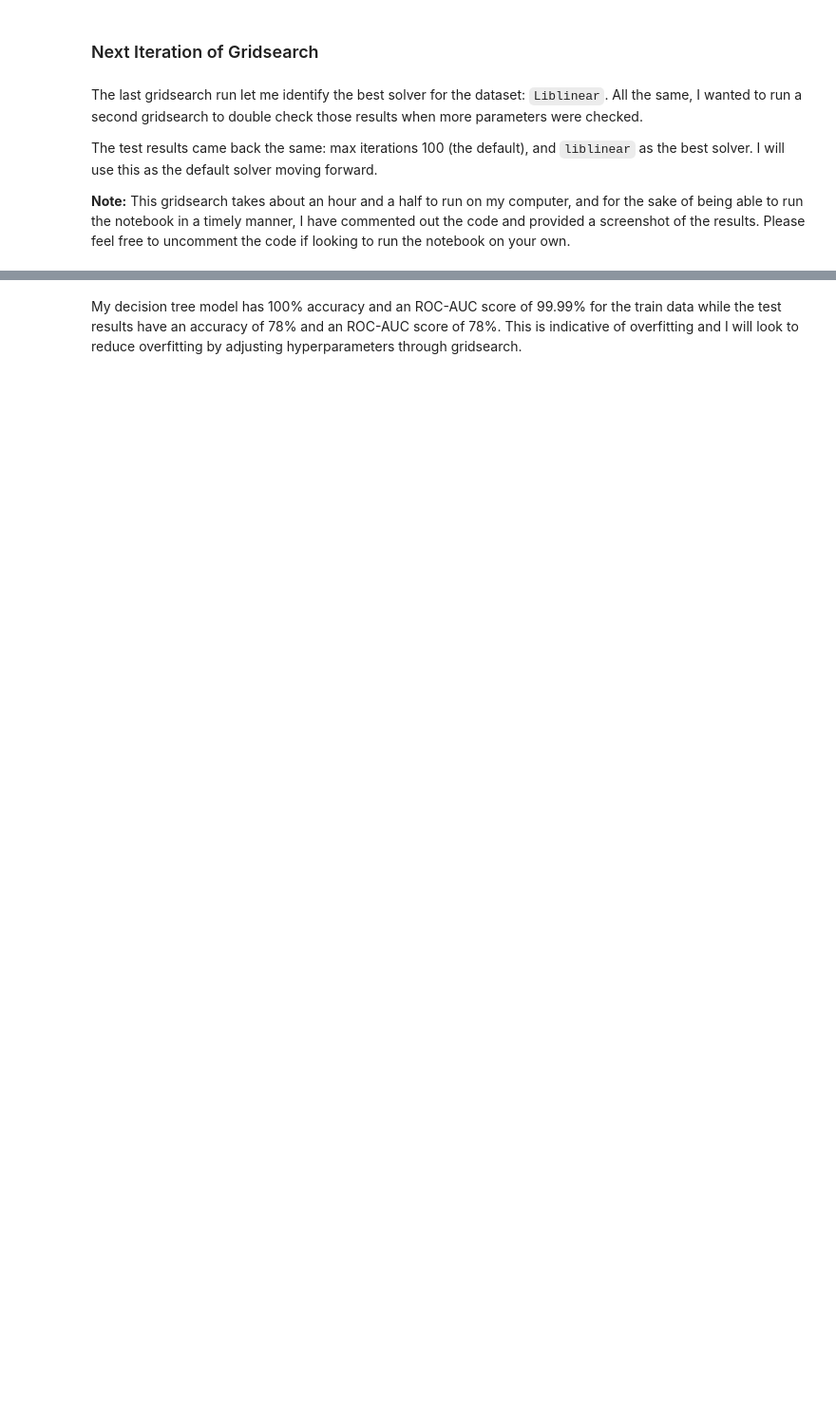
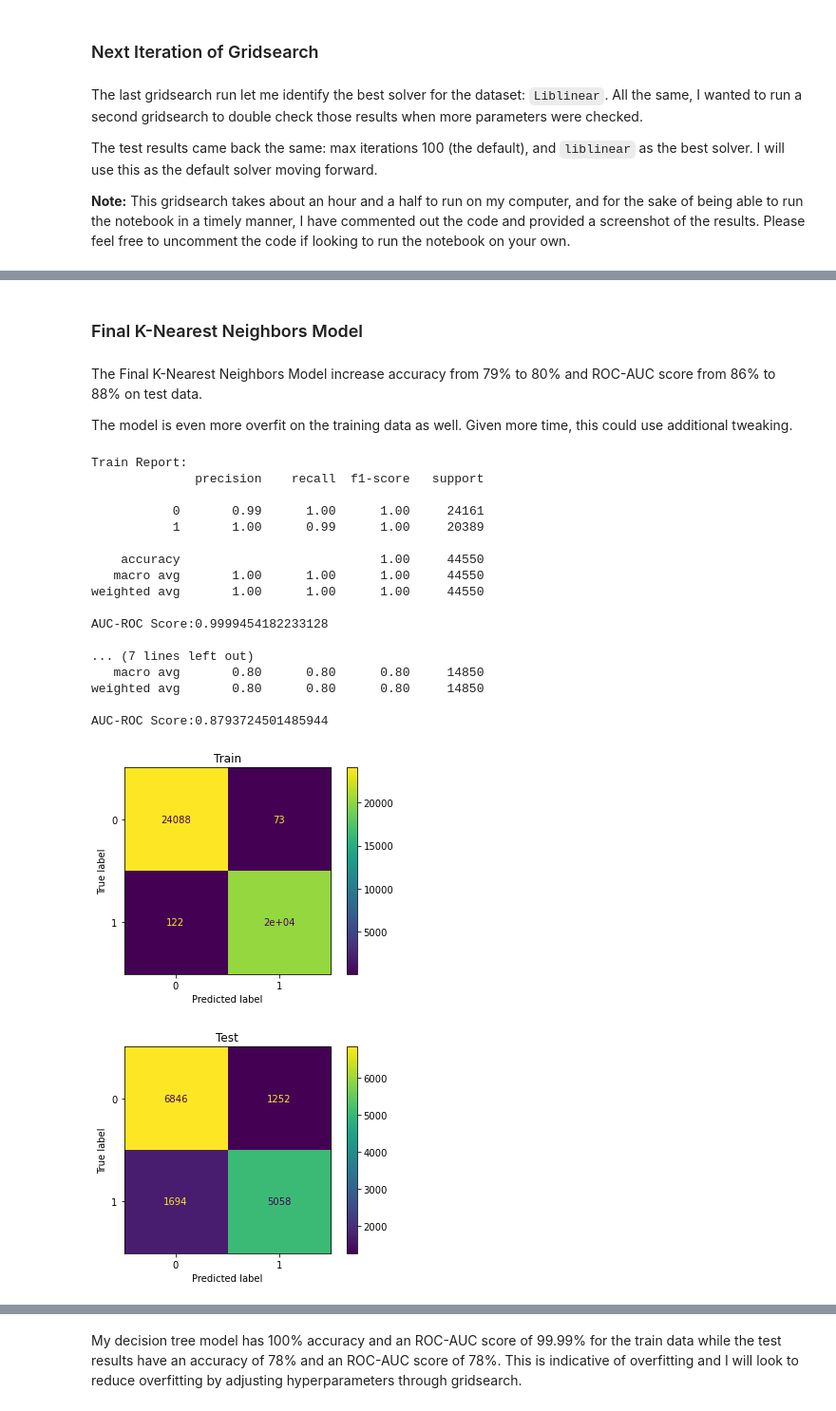
Before and after one commit to mduncan23/Tanzanian-Water-Wells-Analysis, a Jupyter notebook: Water_well_clean.ipynb, the cells around one changed output, grey strips where cells are left out. Shown at 95% size. Cells and saved outputs as stored; diff of their text form; code cells hidden in the pictures; blank space fills up the shorter version.

```diff
--- a/Water_well_clean.ipynb
+++ b/Water_well_clean.ipynb
@@ -615,0 +655,8 @@ X_train.head()
+# %%
+knn_params2 = {
+    'knn__n_neighbors':[9, 11, 13],
+    'knn__weights':['distance'],
+    'knn__p':[1, 2]
+}
+knn_gs2 = GridSearchCV(estimator=knn_model, param_grid=knn_params2, cv=5, verbose=1)
+knn_gs2.fit(X_train, y_train);
@@ -615,0 +698,41 @@ X_train.head()
+# %% [markdown]
+### Final K-Nearest Neighbors Model
+# %% [markdown]
+The Final K-Nearest Neighbors Model increase accuracy from 79% to 80% and ROC-AUC score from 86% to 88% on test data.
+
+The model is even more overfit on the training data as well. Given more time, this could use additional tweaking.
+# %%
+knn_model_final = Pipeline([
+    ('ColTrans', ColTrans),
+    ('knn', KNeighborsClassifier(n_neighbors=13, p=1, weights='distance'))
+])
+# %%
+start1 = perf_counter()
+knn_model_final.fit(X_train, y_train);
+end1 = perf_counter()
+# %%
+knn_pipe_final = ModelRuns(knn_model_final, 'knn', X_train, y_train)
+# %%
+start2 = perf_counter()
+knn_pipe_final.run_all(X_train_run=X_train, X_test_run=X_test, y_train_run=y_train, y_test_run=y_test, train_results=True);
+end2 = perf_counter()
+# %% [output]
+Train Report:
+              precision    recall  f1-score   support
+
+           0       0.99      1.00      1.00     24161
+           1       1.00      0.99      1.00     20389
+
+    accuracy                           1.00     44550
+   macro avg       1.00      1.00      1.00     44550
+weighted avg       1.00      1.00      1.00     44550
+
+AUC-ROC Score:0.9999454182233128
+
+... (7 lines left out)
+   macro avg       0.80      0.80      0.80     14850
+weighted avg       0.80      0.80      0.80     14850
+
+AUC-ROC Score:0.8793724501485944
+[figure, added]
+[figure, added]
```
Also changed, not shown: parts of 197 cells of this notebook, 4 other files.
